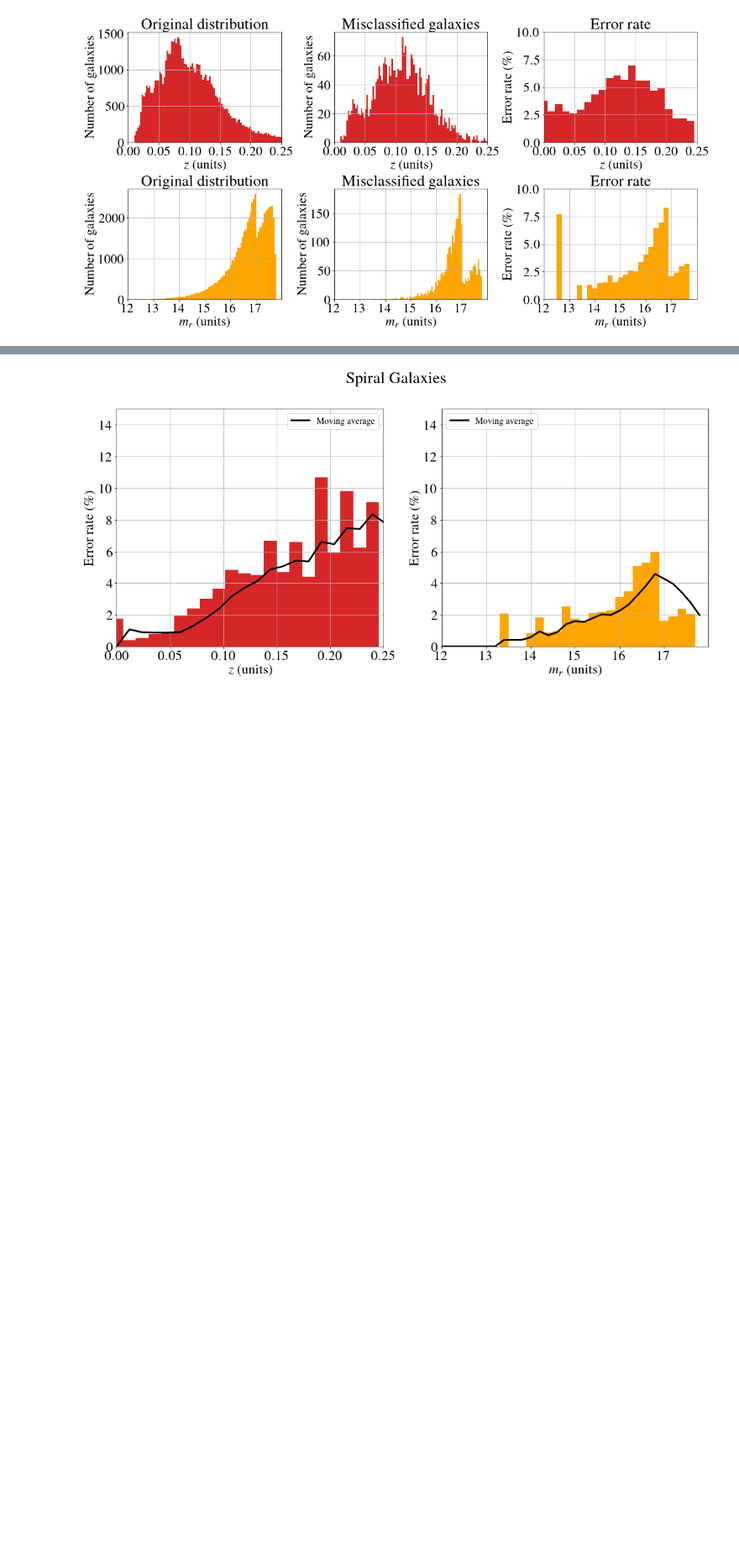
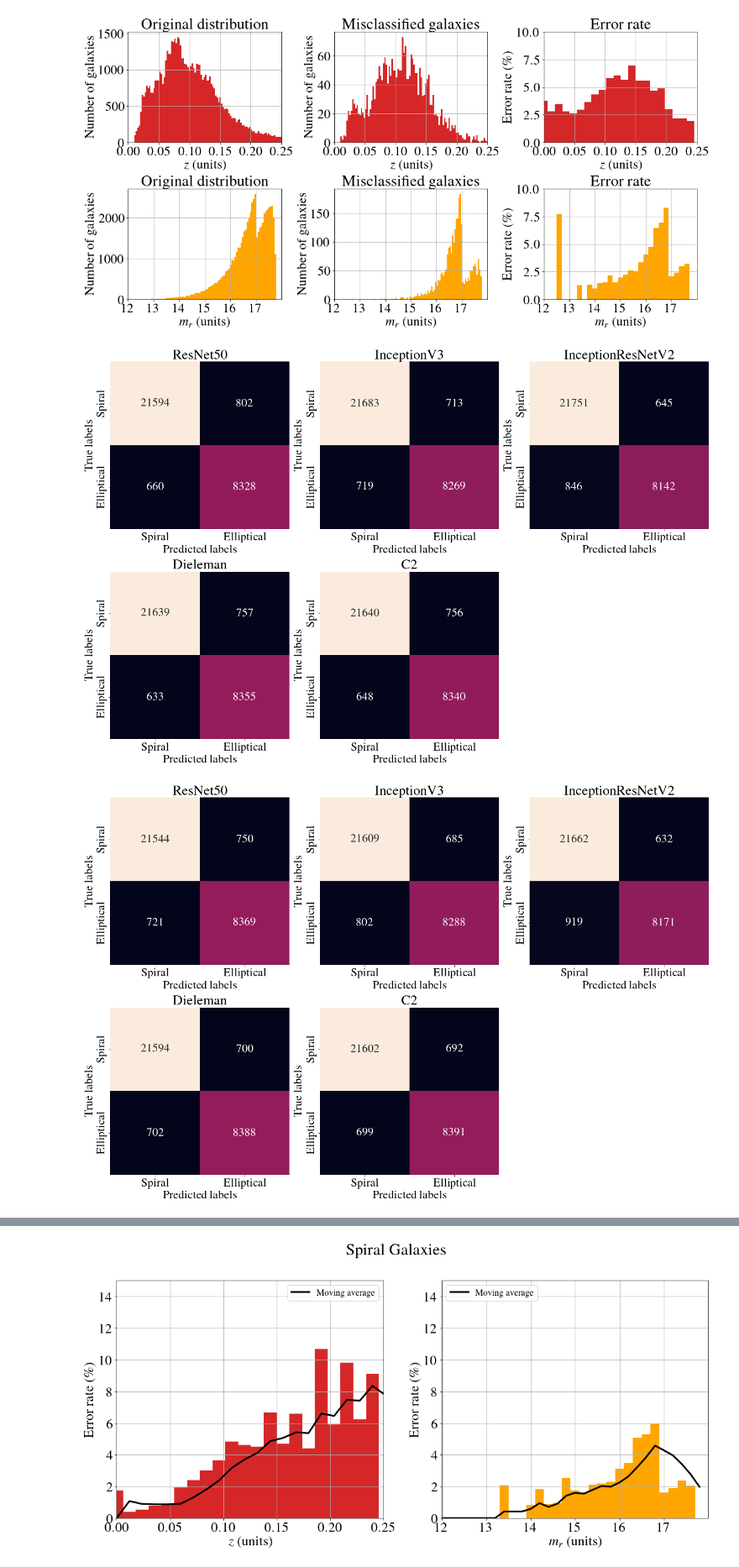
Before and after one commit to tomasmuzas/MasterThesis, a Jupyter notebook: ResultsDataAnalysis.ipynb, the cells around one changed output, grey strips where cells are left out. Shown at 84% size. Drawn from its saved outputs; the diff is of its cells as text; code cells hidden in the pictures; blank space fills up the shorter version.

Commit message:
Add the final graphing changes

```diff
--- a/ResultsDataAnalysis.ipynb
+++ b/ResultsDataAnalysis.ipynb
@@ -230,3 +230,60 @@ plot_split(
 # %% [output]
 2690
 [figure]
+# %%
+import seaborn as sn
+import pandas as pd
+
+matrices = [
+    {
+        "model": "ResNet50",
+        "validation": [[21594, 802], [660, 8328]],
+        "test": [[21544, 750], [721, 8369]]
+    },
+    {
+        "model": "InceptionV3",
+        "validation": [[21683, 713], [719, 8269]],
+        "test": [[21609, 685], [802, 8288]]
+    },
+    {
+        "model": "InceptionResNetV2",
+        "validation": [[21751, 645], [846, 8142]],
+        "test": [[21662, 632], [919, 8171]]
+    },
+    {
+        "model": "Dieleman",
+        "validation": [[21639, 757], [633, 8355]],
+        "test": [[21594, 700], [702, 8388]]
+    },
+    {
+        "model": "C2",
+        "validation": [[21640, 756], [648, 8340]],
+        "test": [[21602, 692], [699, 8391]]
+    },
+]
+
+
+def plot_matrices(split):
+  f, axarr = plt.subplots(2, 3, constrained_layout=True)
+
+  f.set_figwidth(18)
+  f.set_figheight(12)
+
+#   f.suptitle(f"{split.capitalize()} split")
+
+  for i, obj in enumerate(matrices):
+    df = pd.DataFrame(np.array(obj[split]), index = ['Spiral', 'Elliptical'], columns = ['Spiral', 'Elliptical'])
+    sn.heatmap(df, annot=True, fmt='g', cbar=False, ax=axarr[i // 3][i % 3])
+    axarr[i // 3][i % 3].set_ylabel("True labels")
+    axarr[i // 3][i % 3].set_xlabel("Predicted labels")
+    axarr[i // 3][i % 3].set_title(obj["model"])
+
+  axarr[-1, -1].axis('off')
+  # f.tight_layout()
+  f.savefig(GRAPH_PATH + f"confusion_matrix_{split}.pdf")
+
+plot_matrices("validation")
+plot_matrices("test")
+# %% [output]
+[figure, added]
+[figure, added]
```
Also changed, not shown: parts of 2 cells of this notebook.
